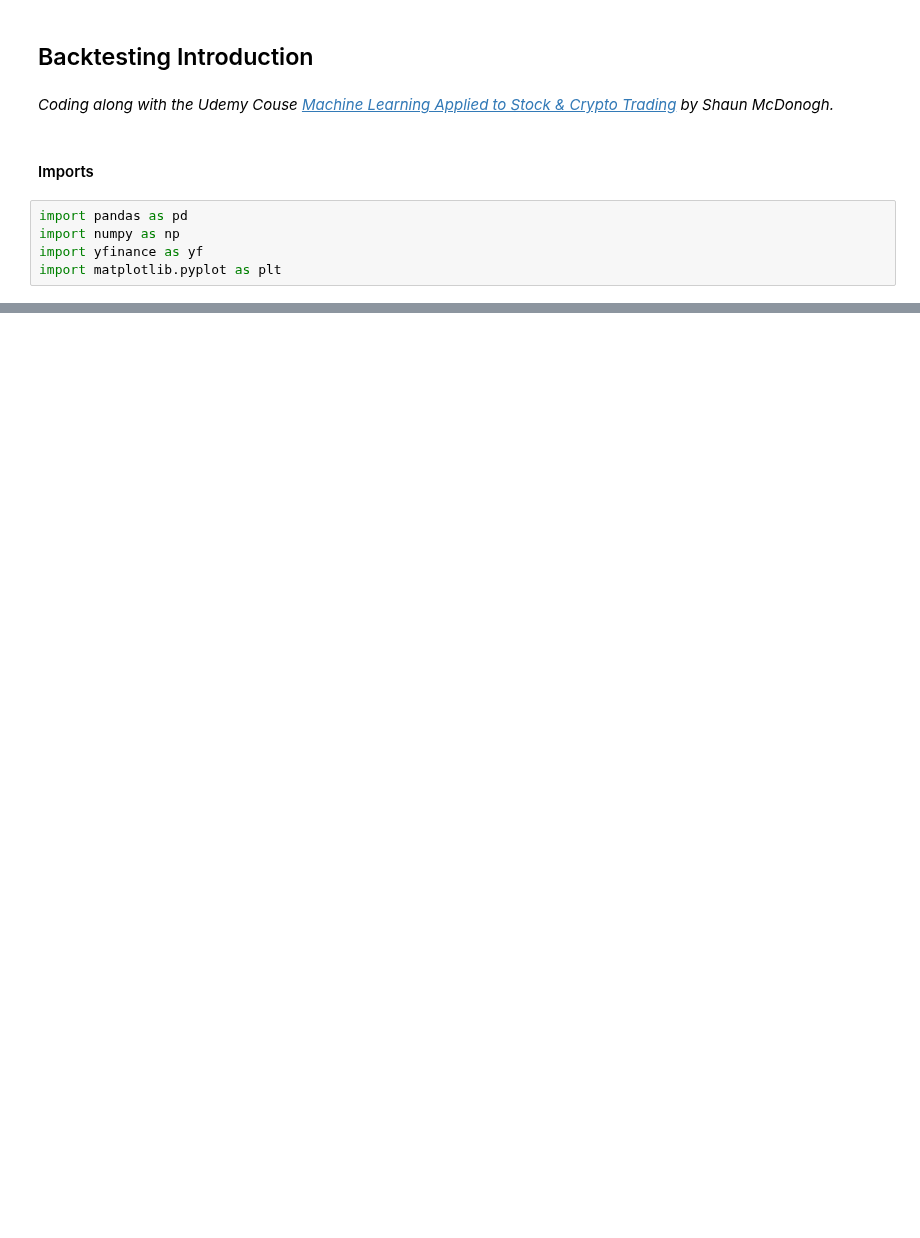
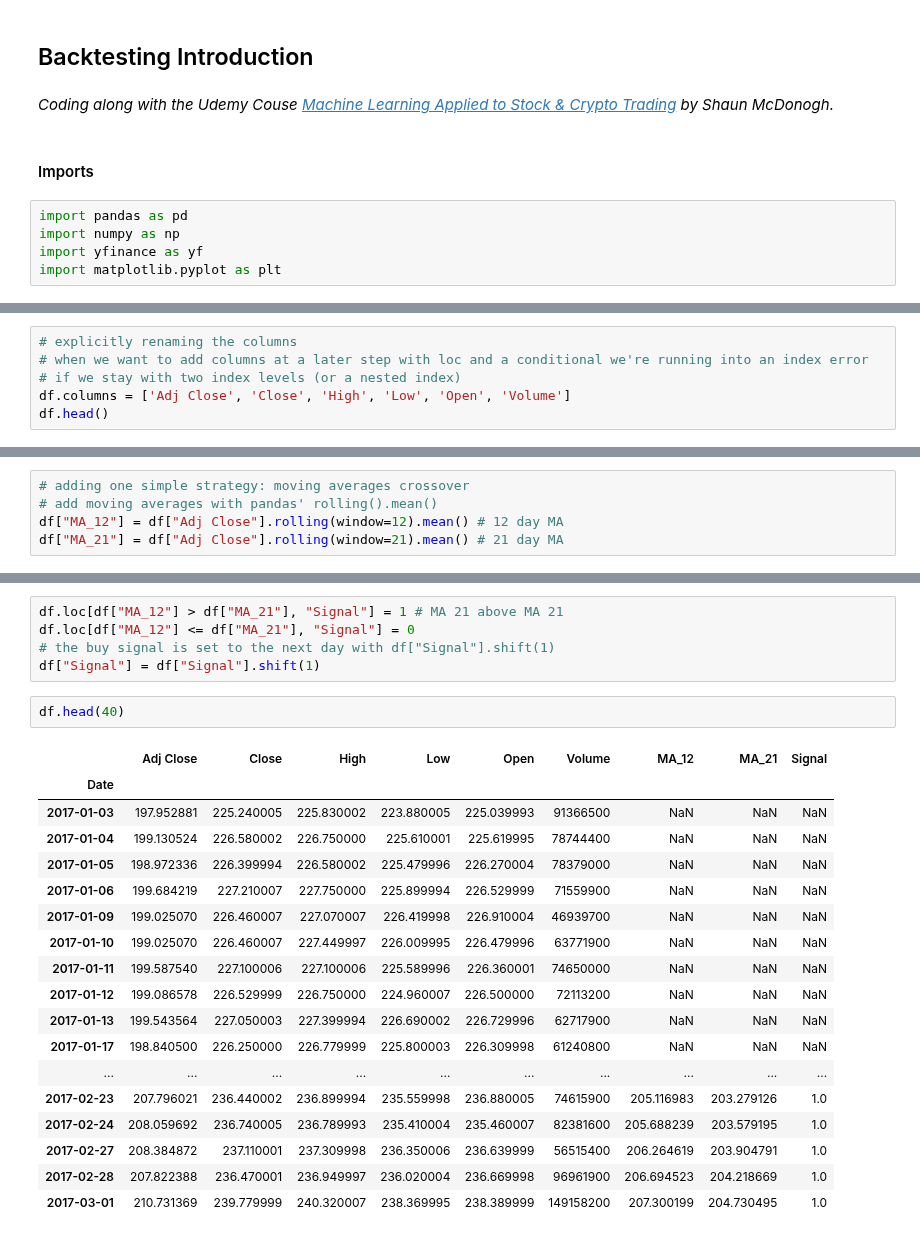
Before and after one commit to mindeleven/Analyzing-financial-data-with-python-and-rust, a Jupyter notebook: algorithmic_trading/ml-applied-to-trading-mcdonogh/Notebooks/02_backtesting_introduction.ipynb, the cells around one changed output, grey strips where cells are left out. Cells and saved outputs as stored; diff of their text form; blank space fills up the shorter version.

```diff
--- a/algorithmic_trading/ml-applied-to-trading-mcdonogh/Notebooks/02_backtesting_introduction.ipynb
+++ b/algorithmic_trading/ml-applied-to-trading-mcdonogh/Notebooks/02_backtesting_introduction.ipynb
@@ -28,0 +33,6 @@ df.head(3)
+# %%
+# explicitly renaming the columns
+# when we want to add columns at a later step with loc and a conditional we're running into an index error
+# if we stay with two index levels (or a nested index)
+df.columns = ['Adj Close', 'Close', 'High', 'Low', 'Open', 'Volume']
+df.head()
@@ -28,0 +63,5 @@ df.head(3)
+# %%
+# adding one simple strategy: moving averages crossover
+# add moving averages with pandas' rolling().mean()
+df["MA_12"] = df["Adj Close"].rolling(window=12).mean() # 12 day MA
+df["MA_21"] = df["Adj Close"].rolling(window=21).mean() # 21 day MA
@@ -28,0 +85,26 @@ df.head(3)
+# %%
+df.loc[df["MA_12"] > df["MA_21"], "Signal"] = 1 # MA 21 above MA 21
+df.loc[df["MA_12"] <= df["MA_21"], "Signal"] = 0
+# the buy signal is set to the next day with df["Signal"].shift(1)
+df["Signal"] = df["Signal"].shift(1)
+# %%
+df.head(40)
+# %% [output]
+|  | Adj Close | Close | High | Low | Open | Volume | MA_12 | MA_21 | Signal |
+| Date |  |  |  |  |  |  |  |  |  |
+| 2017-01-03 | 197.952881 | 225.240005 | 225.830002 | 223.880005 | 225.039993 | 91366500 | NaN | NaN | NaN |
+| 2017-01-04 | 199.130524 | 226.580002 | 226.750000 | 225.610001 | 225.619995 | 78744400 | NaN | NaN | NaN |
+| 2017-01-05 | 198.972336 | 226.399994 | 226.580002 | 225.479996 | 226.270004 | 78379000 | NaN | NaN | NaN |
+| 2017-01-06 | 199.684219 | 227.210007 | 227.750000 | 225.899994 | 226.529999 | 71559900 | NaN | NaN | NaN |
+| 2017-01-09 | 199.025070 | 226.460007 | 227.070007 | 226.419998 | 226.910004 | 46939700 | NaN | NaN | NaN |
+| 2017-01-10 | 199.025070 | 226.460007 | 227.449997 | 226.009995 | 226.479996 | 63771900 | NaN | NaN | NaN |
+| 2017-01-11 | 199.587540 | 227.100006 | 227.100006 | 225.589996 | 226.360001 | 74650000 | NaN | NaN | NaN |
+| 2017-01-12 | 199.086578 | 226.529999 | 226.750000 | 224.960007 | 226.500000 | 72113200 | NaN | NaN | NaN |
+| 2017-01-13 | 199.543564 | 227.050003 | 227.399994 | 226.690002 | 226.729996 | 62717900 | NaN | NaN | NaN |
+| 2017-01-17 | 198.840500 | 226.250000 | 226.779999 | 225.800003 | 226.309998 | 61240800 | NaN | NaN | NaN |
+| ... | ... | ... | ... | ... | ... | ... | ... | ... | ... |
+| 2017-02-23 | 207.796021 | 236.440002 | 236.899994 | 235.559998 | 236.880005 | 74615900 | 205.116983 | 203.279126 | 1.0 |
+| 2017-02-24 | 208.059692 | 236.740005 | 236.789993 | 235.410004 | 235.460007 | 82381600 | 205.688239 | 203.579195 | 1.0 |
+| 2017-02-27 | 208.384872 | 237.110001 | 237.309998 | 236.350006 | 236.639999 | 56515400 | 206.264619 | 203.904791 | 1.0 |
+| 2017-02-28 | 207.822388 | 236.470001 | 236.949997 | 236.020004 | 236.669998 | 96961900 | 206.694523 | 204.218669 | 1.0 |
+| 2017-03-01 | 210.731369 | 239.779999 | 240.320007 | 238.369995 | 238.389999 | 149158200 | 207.300199 | 204.730495 | 1.0 |
```
Also changed, not shown: parts of 23 cells of this notebook.
